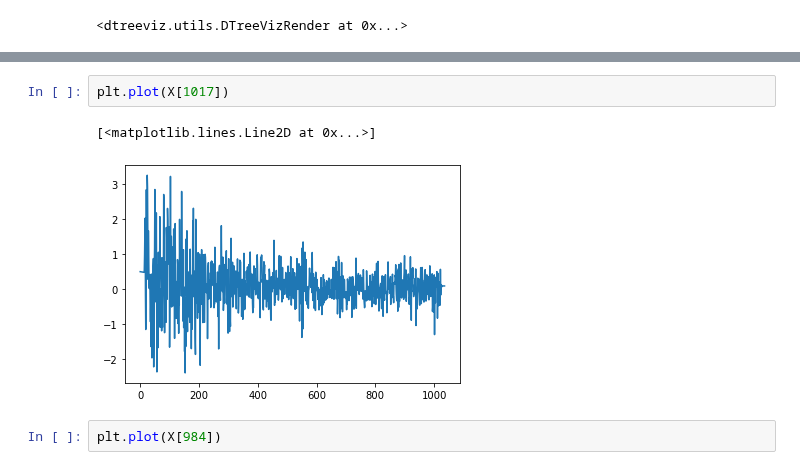
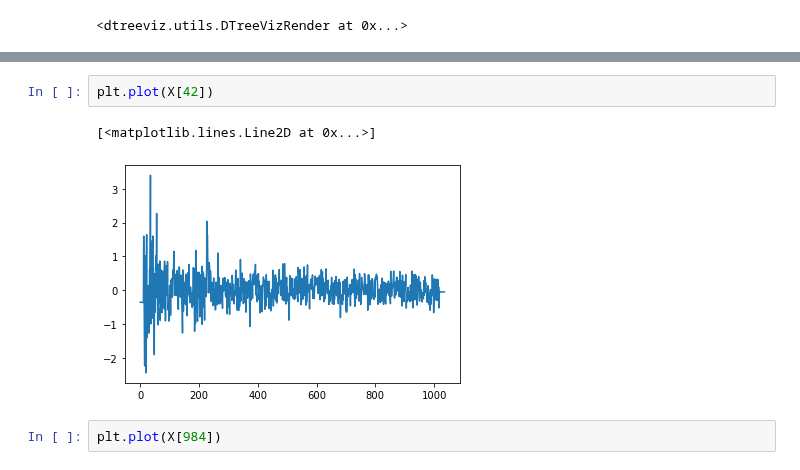
Before and after one commit to nickdavila/LAE-ML-Classification, a Jupyter notebook: Nick-RandomForest.ipynb, the cells around one changed output, grey strips where cells are left out. Drawn from its saved outputs; the diff is of its cells as text.

```diff
--- a/Nick-RandomForest.ipynb
+++ b/Nick-RandomForest.ipynb
@@ -240,8 +187,8 @@ plot_tree(rf.estimators_[0],
 # %%
-plt.plot(X[1017])
+plt.plot(X[42])
 # %% [output]
 [<matplotlib.lines.Line2D at 0x...>]
-[figure, old version]
+[figure, new version]
 # %%
 plt.plot(X[984])
 # %% [output]
```
Also changed, not shown: parts of 17 cells of this notebook.
